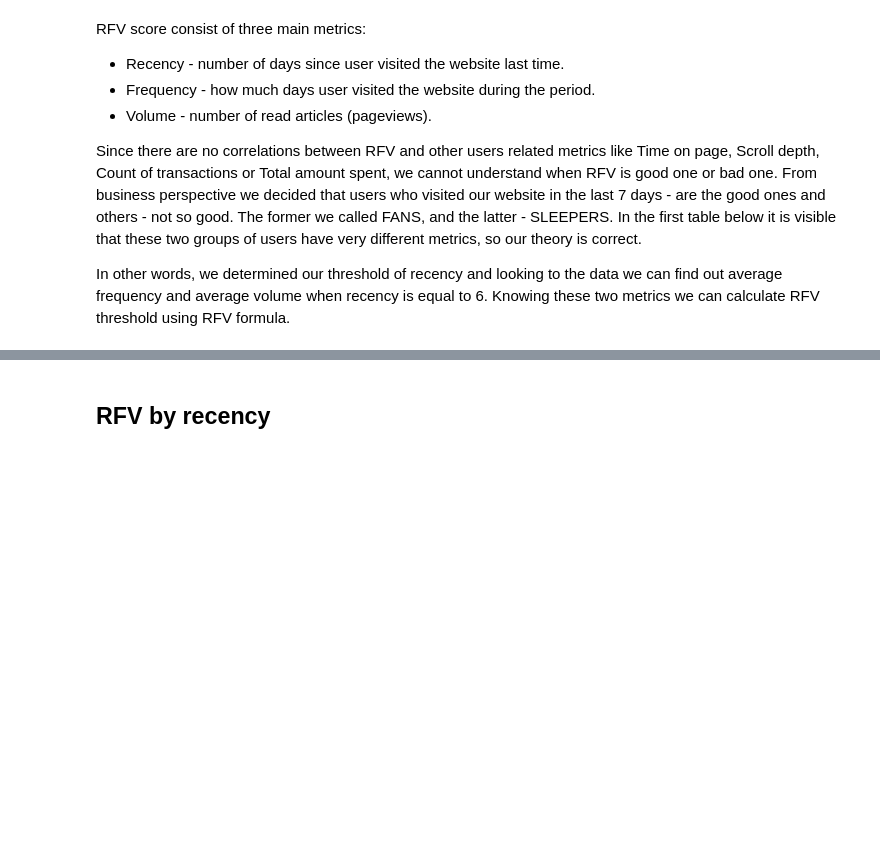
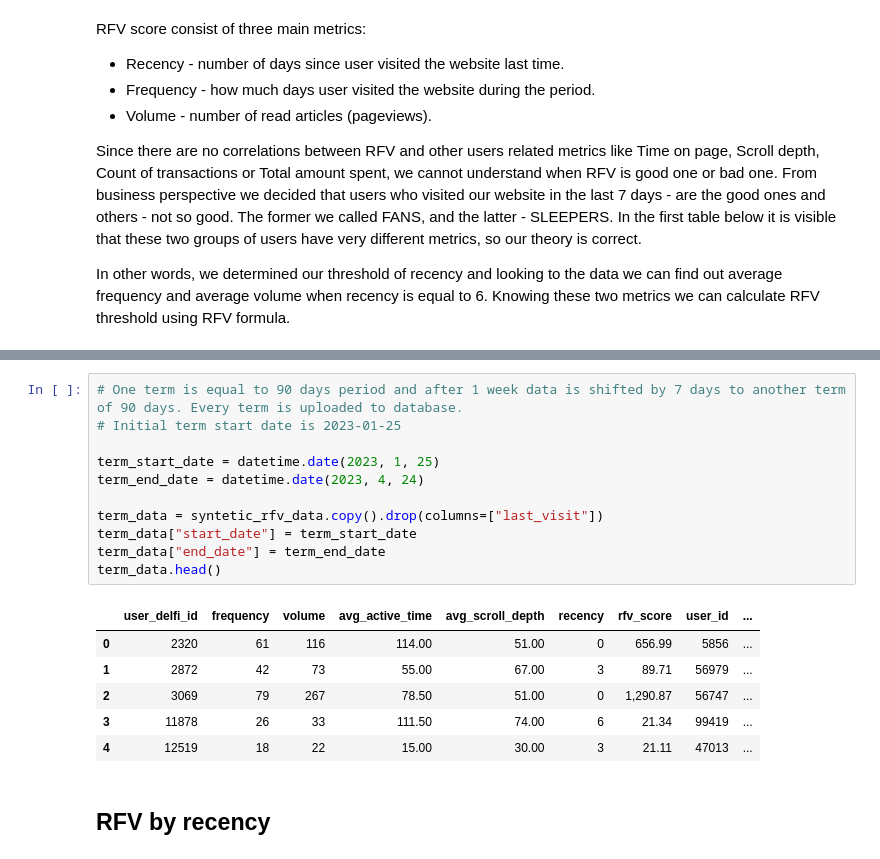
Before and after one commit to Gedas-LT/Paid-content-RFV-calculations, a Jupyter notebook: rfv_notebook.ipynb, the cells around one changed output, grey strips where cells are left out. Cells and saved outputs as stored; diff of their text form; blank space fills up the shorter version.

```diff
--- a/rfv_notebook.ipynb
+++ b/rfv_notebook.ipynb
@@ -231,3 +224,21 @@ Duration of period (Days): 91
+# %%
+# One term is equal to 90 days period and after 1 week data is shifted by 7 days to another term of 90 days. Every term is uploaded to database.
+# Initial term start date is 2023-01-25
+
+term_start_date = datetime.date(2023, 1, 25)
+term_end_date = datetime.date(2023, 4, 24)
+
+term_data = syntetic_rfv_data.copy().drop(columns=["last_visit"])
+term_data["start_date"] = term_start_date
+term_data["end_date"] = term_end_date
+term_data.head()
+# %% [output]
+|  | user_delfi_id | frequency | volume | avg_active_time | avg_scroll_depth | recency | rfv_score | user_id | ... |
+| 0 | 2320 | 61 | 116 | 114.00 | 51.00 | 0 | 656.99 | 5856 | ... |
+| 1 | 2872 | 42 | 73 | 55.00 | 67.00 | 3 | 89.71 | 56979 | ... |
+| 2 | 3069 | 79 | 267 | 78.50 | 51.00 | 0 | 1,290.87 | 56747 | ... |
+| 3 | 11878 | 26 | 33 | 111.50 | 74.00 | 6 | 21.34 | 99419 | ... |
+| 4 | 12519 | 18 | 22 | 15.00 | 30.00 | 3 | 21.11 | 47013 | ... |
 # %% [markdown]
 ## RFV by recency
 # %%
```
Also changed, not shown: parts of 9 cells of this notebook.
